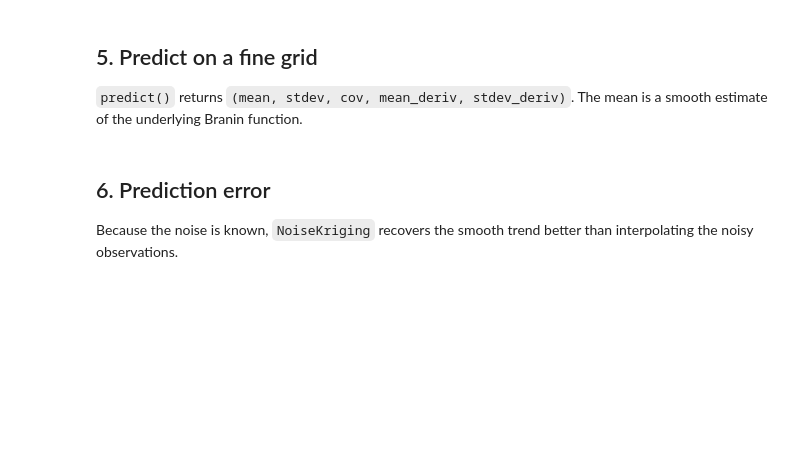
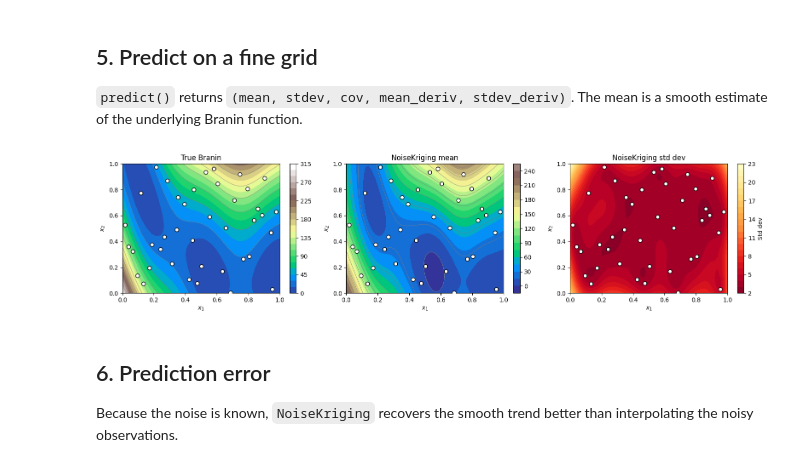
Before and after one commit to libKriging/libKriging, a Jupyter notebook: bindings/Python/noisekriging_branin2d_py.ipynb, the cells around one changed output. Saved outputs shown, nothing was run; the diff lists cells and outputs as text; code cells hidden in the pictures; blank space fills up the shorter version.

```diff
--- a/bindings/Python/noisekriging_branin2d_py.ipynb
+++ b/bindings/Python/noisekriging_branin2d_py.ipynb
@@ -149,32 +208,34 @@ print(k.summary())
 `predict()` returns `(mean, stdev, cov, mean_deriv, stdev_deriv)`.
 The mean is a smooth estimate of the underlying Branin function.
 # %%
-pred   = k.predict(grid)
+pred   = k.predict(grid,True, False, False)
 z_mean = pred[0].reshape(50, 50)
 z_sd   = pred[1].reshape(50, 50)
 
 vmin = min(z_true.min(), z_mean.min())
 vmax = max(z_true.max(), z_mean.max())
 
 fig, axes = plt.subplots(1, 3, figsize=(16, 4))
 
 for ax, z, title in zip(axes[:2], [z_true, z_mean], ['True Branin', 'NoiseKriging mean']):
     cf = ax.contourf(G1, G2, z, levels=20, cmap='terrain', vmin=vmin, vmax=vmax)
     ax.contour(G1, G2, z, levels=10, colors='grey', linewidths=0.5)
     ax.scatter(X[:, 0], X[:, 1], c='white', edgecolors='black', s=40, zorder=5)
     ax.set_title(title)
     ax.set_xlabel('$x_1$'); ax.set_ylabel('$x_2$')
     fig.colorbar(cf, ax=ax)
 
 # Uncertainty
 cf = axes[2].contourf(G1, G2, z_sd, levels=20, cmap='YlOrRd_r')
 axes[2].scatter(X[:, 0], X[:, 1], c='white', edgecolors='black', s=40, zorder=5)
 axes[2].set_title('NoiseKriging std dev')
 axes[2].set_xlabel('$x_1$'); axes[2].set_ylabel('$x_2$')
 fig.colorbar(cf, ax=axes[2], label='Std dev')
 
 plt.tight_layout()
 plt.show()
+# %% [output]
+[figure, added]
 # %% [markdown]
 ## 6. Prediction error
 
```
Also changed, not shown: parts of 12 cells of this notebook, 11 other files.
